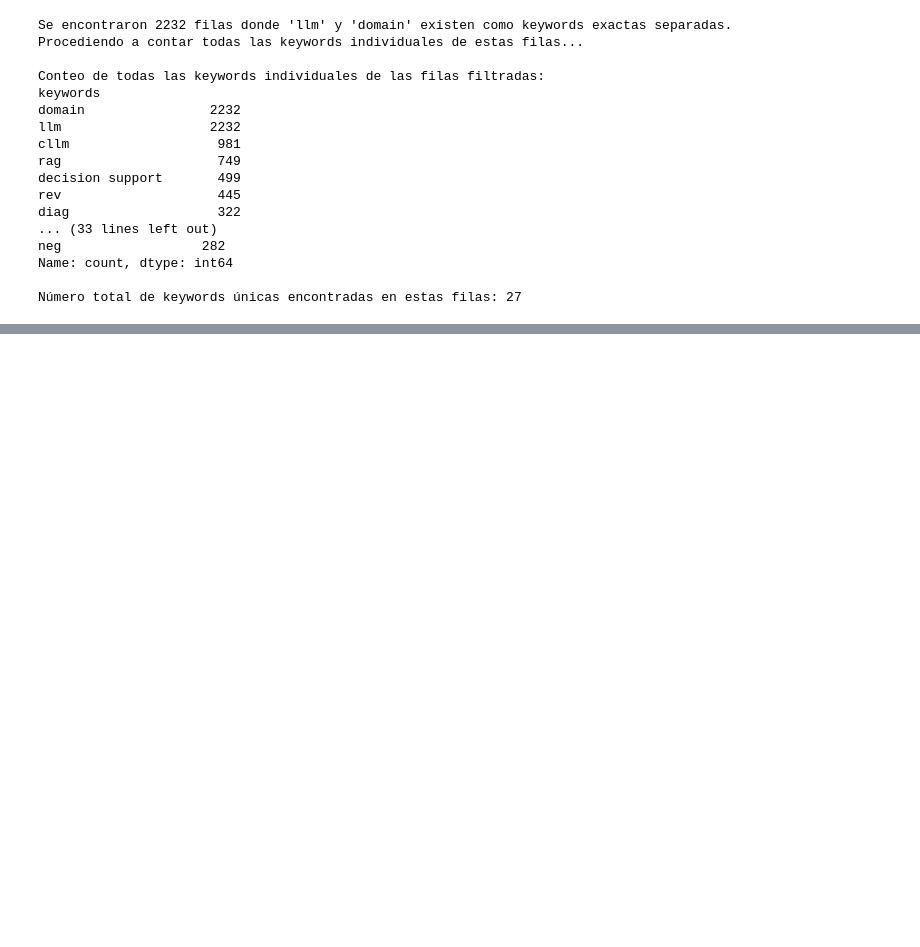
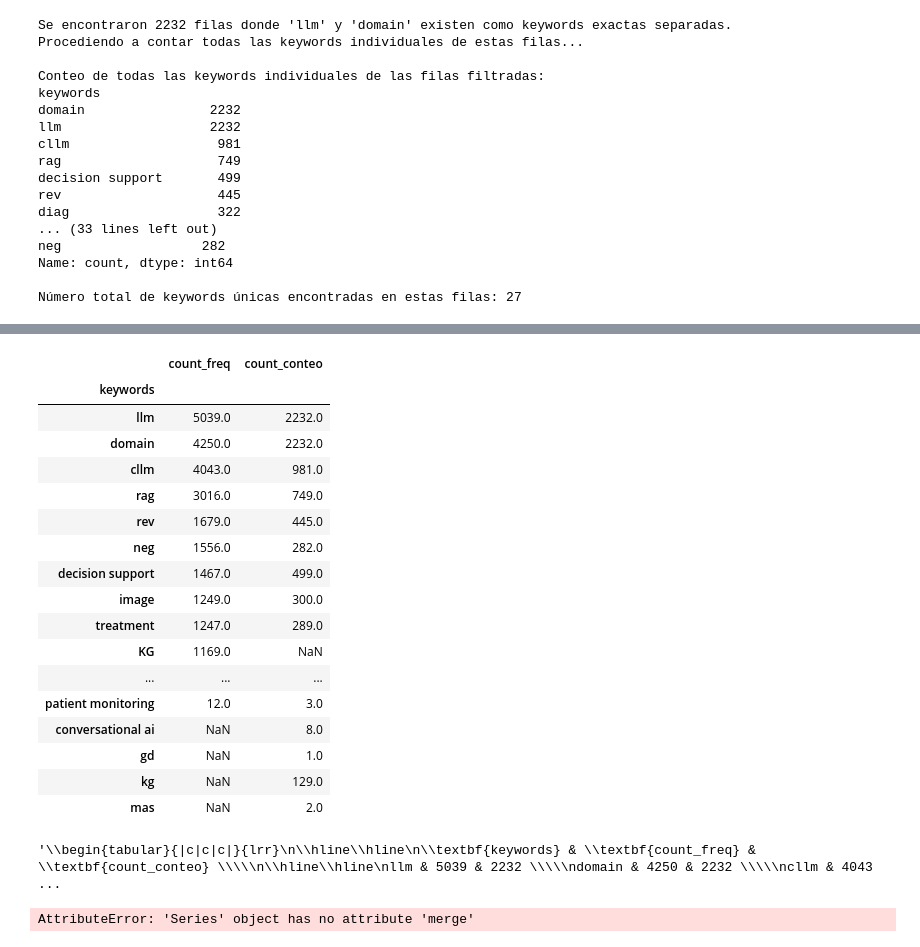
Before and after one commit to phdupmmcp/phase1_soa, a Jupyter notebook: bulk_analysis.ipynb, the cells around one changed output, grey strips where cells are left out. Saved outputs shown, nothing was run; the diff lists cells and outputs as text; code cells hidden in the pictures; blank space fills up the shorter version.

```diff
--- a/bulk_analysis.ipynb
+++ b/bulk_analysis.ipynb
@@ -359,0 +306,10 @@ Número total de keywords únicas: 25
+# %%
+nombre_columna_keywords = 'keywords'
+keywords_series = df_unique_combined[nombre_columna_keywords].astype(str).str.split(',')
+todas_las_keywords = keywords_series.explode()
+keywords_limpias = todas_las_keywords.str.strip().dropna()
+keywords_finales = keywords_limpias[keywords_limpias != '']
+frecuencia_keywords = keywords_finales.value_counts()
+print(f"Frecuencia de keywords en la columna '{nombre_columna_keywords}':")
+print(frecuencia_keywords)
+print(f"\nNúmero total de keywords únicas: {frecuencia_keywords.size}")
@@ -510,8 +390,5 @@ Número de filas en 'keywords' que contienen tanto 'llm' como 'domain': 3399
 # %%
-import pandas as pd
 
-# Asume que tu DataFrame se llama df_v1
-# y que la columna con las keywords se llama 'keywords'
 nombre_columna_keywords = 'keywords'
 
 if nombre_columna_keywords in df_v1.columns:
@@ -548,15 +425,15 @@ if nombre_columna_keywords in df_v1.columns:
         k_validas = k_limpias[k_limpias != ''] # Filtrar strings vacíos
 
         if not k_validas.empty:
-            conteo_final_keywords = k_validas.value_counts()
+            conteo_final_keywords_sorted = k_validas.value_counts()
             print(f"Conteo de todas las keywords individuales de las filas filtradas:")
-            print(conteo_final_keywords)
+            print(conteo_final_keywords_sorted)
 
             top_n = 10
             print(f"\nLas {top_n} keywords más comunes de estas filas:")
-            print(conteo_final_keywords.head(top_n))
+            print(conteo_final_keywords_sorted.head(top_n))
 
-            print(f"\nNúmero total de keywords únicas encontradas en estas filas: {conteo_final_keywords.size}")
+            print(f"\nNúmero total de keywords únicas encontradas en estas filas: {conteo_final_keywords_sorted.size}")
         else:
             print("No se encontraron keywords válidas para contar en las filas filtradas (después de split y limpieza).")
 
@@ -585,0 +483,37 @@ Número total de keywords únicas encontradas en estas filas: 27
+# %%
+df_fusionado = pd.merge(
+    frecuencia_keywords,
+    conteo_final_keywords_sorted,
+    left_index=True,
+    right_index=True,
+    how='outer',
+    suffixes=('_freq', '_conteo')  # Añadir sufijos a columnas con nombres duplicados
+)
+df_fusionado.sort_values('count_freq', ascending=False)
+# %% [output]
+|  | count_freq | count_conteo |
+| keywords |  |  |
+| llm | 5039.0 | 2232.0 |
+| domain | 4250.0 | 2232.0 |
+| cllm | 4043.0 | 981.0 |
+| rag | 3016.0 | 749.0 |
+| rev | 1679.0 | 445.0 |
+| neg | 1556.0 | 282.0 |
+| decision support | 1467.0 | 499.0 |
+| image | 1249.0 | 300.0 |
+| treatment | 1247.0 | 289.0 |
+| KG | 1169.0 | NaN |
+| ... | ... | ... |
+| patient monitoring | 12.0 | 3.0 |
+| conversational ai | NaN | 8.0 |
+| gd | NaN | 1.0 |
+| kg | NaN | 129.0 |
+| mas | NaN | 2.0 |
+# %%
+df_to_latex_with_integers(df_fusionado.sort_values('count_freq', ascending=False).reset_index().head(15), 'freckyw_G.txt')
+# %% [output]
+'\\begin{tabular}{|c|c|c|}{lrr}\n\\hline\\hline\n\\textbf{keywords} & \\textbf{count_freq} & \\textbf{count_conteo} \\\\\n\\hline\\hline\nllm & 5039 & 2232 \\\\\ndomain & 4250 & 2232 \\\\\ncllm & 4043 ...
+# %%
+frecuencia_keywords.merge(conteo_final_keywords_sorted)
+# %% [output]
+AttributeError: 'Series' object has no attribute 'merge'
```
Also changed, not shown: parts of 28 cells of this notebook, 10 other files.
